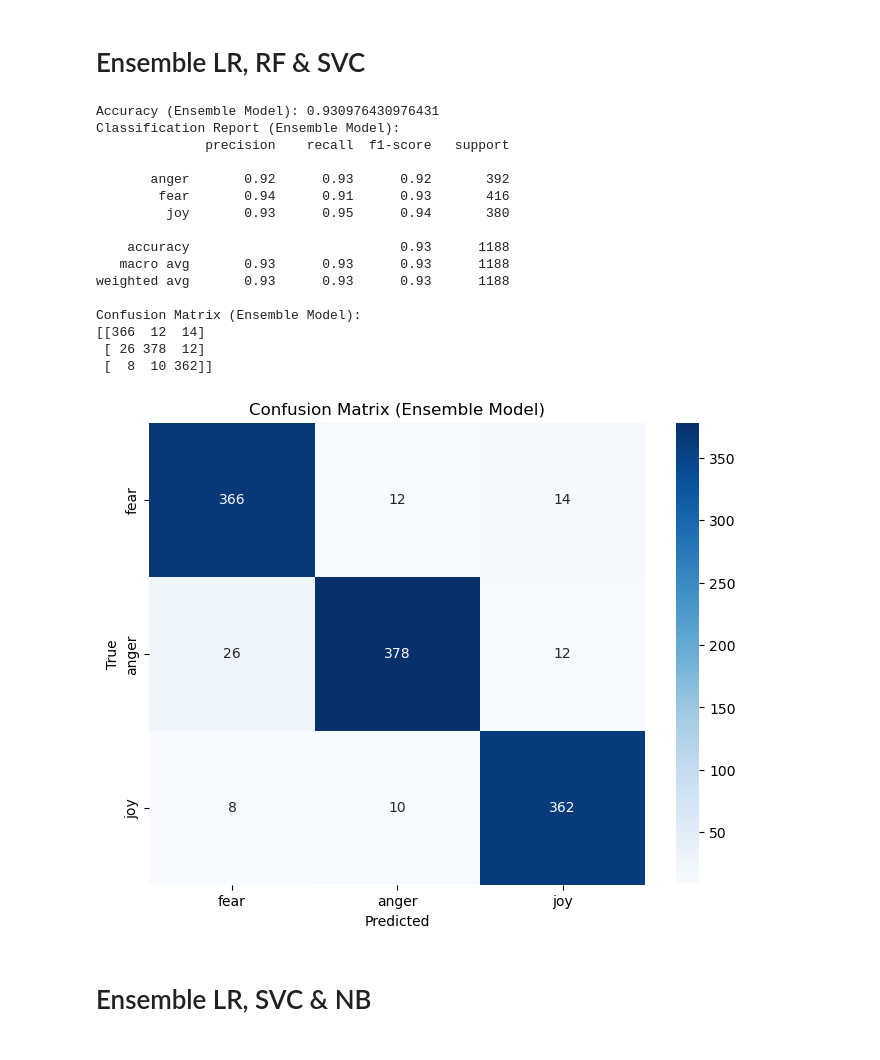
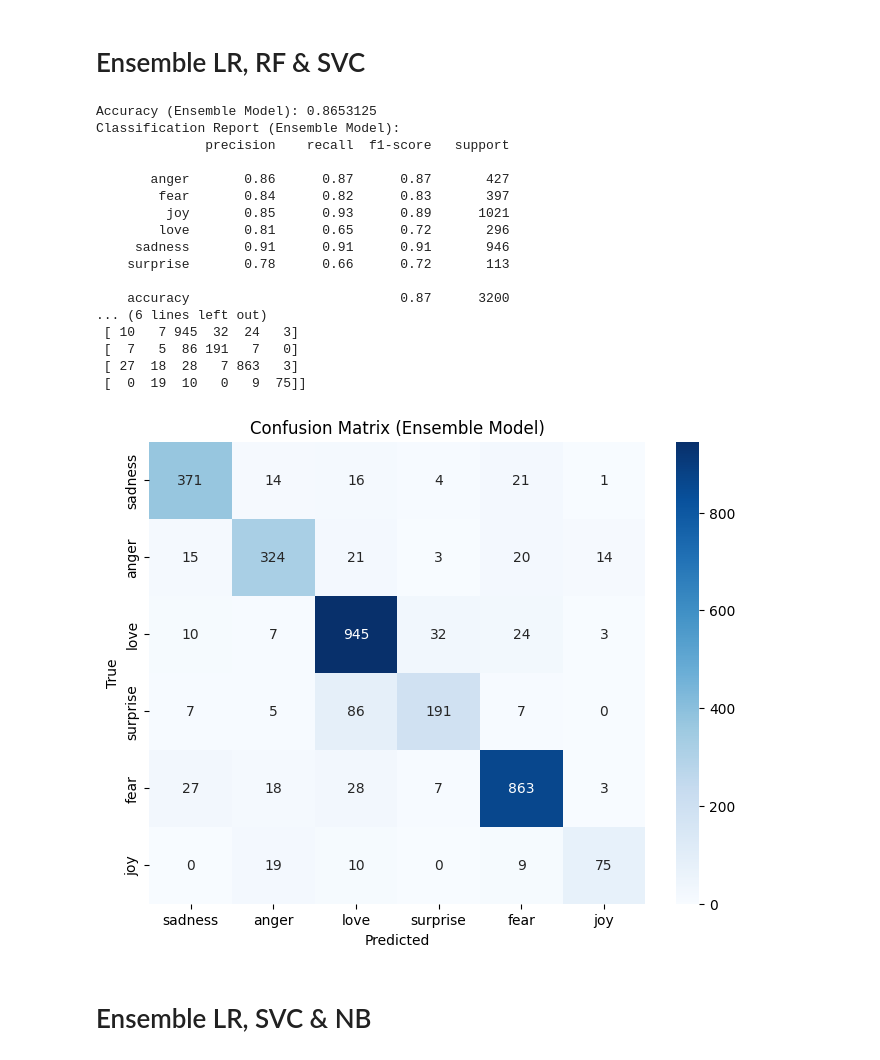
Before and after one commit to DipakAgarwal0703/Sentimental-Analysis, a Jupyter notebook: TRIAL.ipynb, the cells around one changed output. Drawn from its saved outputs; the diff is of its cells as text; code cells hidden in the pictures.

```diff
--- a/TRIAL.ipynb
+++ b/TRIAL.ipynb
@@ -882,7 +912,7 @@ import matplotlib.pyplot as plt
 import seaborn as sns
 
 # Load your dataset
-df = pd.read_csv('cleaned.csv')  # Assuming your dataset is in a CSV file
+df = pd.read_csv('cleaned_train.csv')  # Assuming your dataset is in a CSV file
 
 # Split the dataset into training and testing sets
 X_train, X_test, y_train, y_test = train_test_split(df['Comment'], df['Emotion'], test_size=0.2, random_state=42)
@@ -901,46 +931,47 @@ ensemble_model = VotingClassifier(estimators=[
 
 # Train the ensemble model on the training data
 ensemble_model.fit(X_train, y_train)
 
 # Make predictions on the test set
 y_pred = ensemble_model.predict(X_test)
 
 # Evaluate the ensemble model
 accuracy = accuracy_score(y_test, y_pred)
 classification_report_output = classification_report(y_test, y_pred)
 confusion_mat = confusion_matrix(y_test, y_pred)
 
 print(f"Accuracy (Ensemble Model): {accuracy}")
 print("Classification Report (Ensemble Model):")
 print(classification_report_output)
 print("Confusion Matrix (Ensemble Model):")
 print(confusion_mat)
 
 # Plot confusion matrix for the ensemble model
 plt.figure(figsize=(8, 6))
 sns.heatmap(confusion_mat, annot=True, fmt='d', cmap='Blues', xticklabels=df['Emotion'].unique(), yticklabels=df['Emotion'].unique())
 plt.title('Confusion Matrix (Ensemble Model)')
 plt.xlabel('Predicted')
 plt.ylabel('True')
 plt.show()
 # %% [output]
-Accuracy (Ensemble Model): 0.930976430976431
+Accuracy (Ensemble Model): 0.8653125
 Classification Report (Ensemble Model):
               precision    recall  f1-score   support
 
-       anger       0.92      0.93      0.92       392
-        fear       0.94      0.91      0.93       416
-         joy       0.93      0.95      0.94       380
+       anger       0.86      0.87      0.87       427
+        fear       0.84      0.82      0.83       397
+         joy       0.85      0.93      0.89      1021
+        love       0.81      0.65      0.72       296
+     sadness       0.91      0.91      0.91       946
+    surprise       0.78      0.66      0.72       113
 
-    accuracy                           0.93      1188
-   macro avg       0.93      0.93      0.93      1188
-weighted avg       0.93      0.93      0.93      1188
-
-Confusion Matrix (Ensemble Model):
-[[366  12  14]
- [ 26 378  12]
- [  8  10 362]]
+    accuracy                           0.87      3200
+... (6 lines left out)
+ [ 10   7 945  32  24   3]
+ [  7   5  86 191   7   0]
+ [ 27  18  28   7 863   3]
+ [  0  19  10   0   9  75]]
-[figure, old version]
+[figure, new version]
 # %% [markdown]
 # Ensemble LR, SVC & NB
 # %%
```
Also changed, not shown: parts of 18 cells of this notebook, 12 other files.
